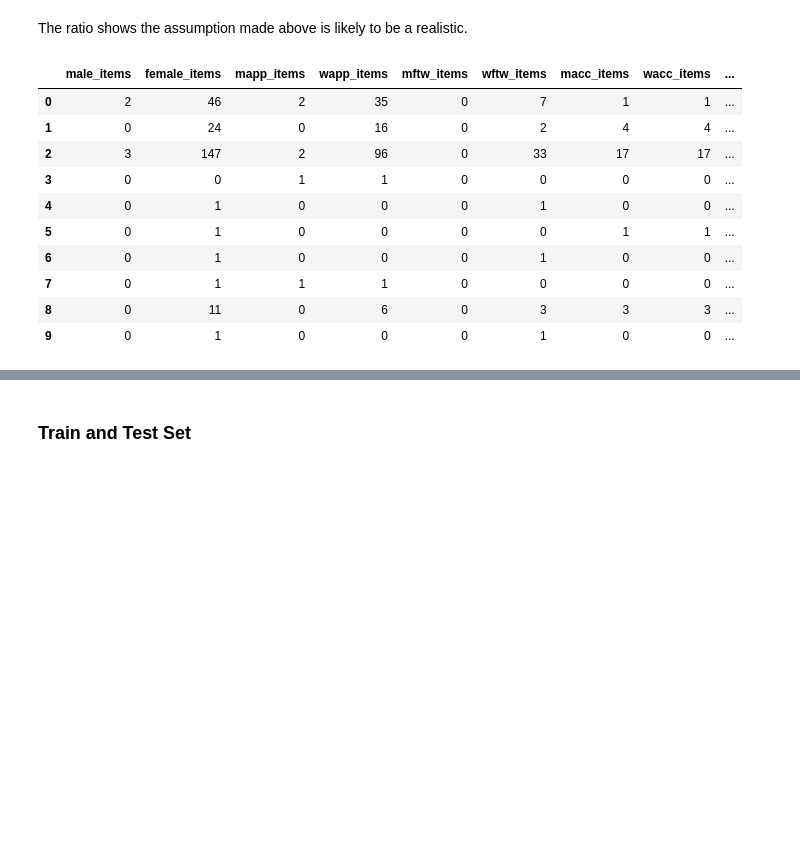
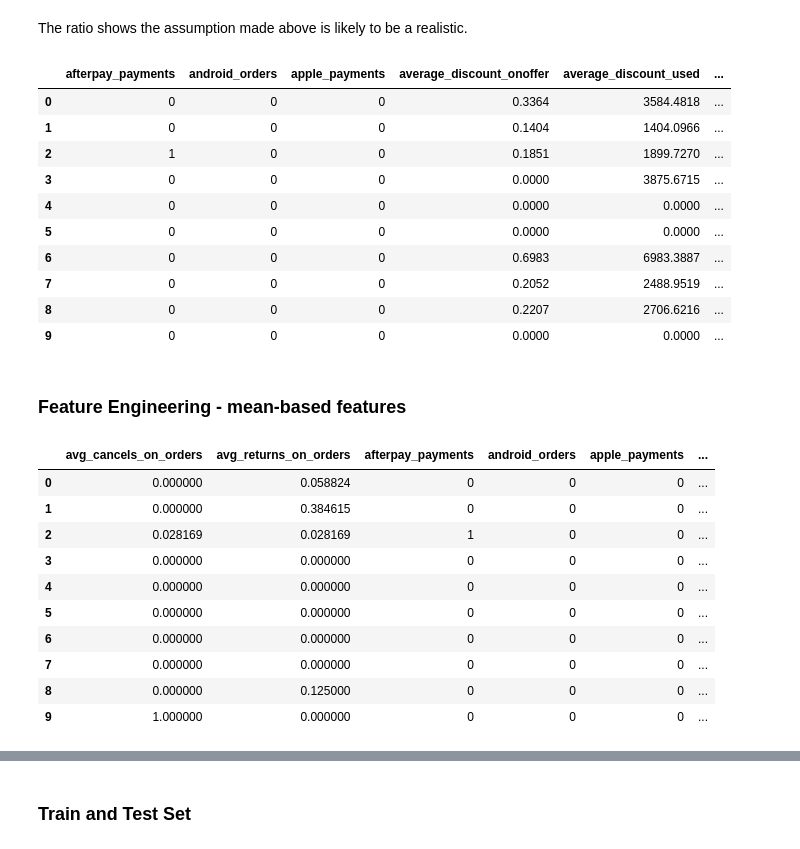
Before and after one commit to rustycodemonkey/dschallenge, a Jupyter notebook: dschallenge_keras.ipynb, the cells around one changed output, grey strips where cells are left out. Cells and saved outputs as stored; diff of their text form; code cells hidden in the pictures; blank space fills up the shorter version.

```diff
--- a/dschallenge_keras.ipynb
+++ b/dschallenge_keras.ipynb
@@ -566,19 +608,21 @@ Females : Males
 # %% [markdown]
 The ratio shows the assumption made above is likely to be a realistic.
 # %%
-# Concatenate the two dataframes into one
-#df_assumption.index = df_X.index
+# Concatenate the two dataframes into one and then change is_newsletter_subscriber into numeric
 df_assumption = pd.concat([df_X, df_assumption], axis=1)
+df_assumption['is_newsletter_subscriber'] = df_assumption.is_newsletter_subscriber.map(dict(Y=1, N=0))
 df_assumption.head(10)
 # %% [output]
-|  | male_items | female_items | mapp_items | wapp_items | mftw_items | wftw_items | macc_items | wacc_items | ... |
-| 0 | 2 | 46 | 2 | 35 | 0 | 7 | 1 | 1 | ... |
-| 1 | 0 | 24 | 0 | 16 | 0 | 2 | 4 | 4 | ... |
-| 2 | 3 | 147 | 2 | 96 | 0 | 33 | 17 | 17 | ... |
-| 3 | 0 | 0 | 1 | 1 | 0 | 0 | 0 | 0 | ... |
-| 4 | 0 | 1 | 0 | 0 | 0 | 1 | 0 | 0 | ... |
-| 5 | 0 | 1 | 0 | 0 | 0 | 0 | 1 | 1 | ... |
-| 6 | 0 | 1 | 0 | 0 | 0 | 1 | 0 | 0 | ... |
-| 7 | 0 | 1 | 1 | 1 | 0 | 0 | 0 | 0 | ... |
-| 8 | 0 | 11 | 0 | 6 | 0 | 3 | 3 | 3 | ... |
-| 9 | 0 | 1 | 0 | 0 | 0 | 1 | 0 | 0 | ... |
+|  | afterpay_payments | android_orders | apple_payments | average_discount_onoffer | average_discount_used | ... |
+| 0 | 0 | 0 | 0 | 0.3364 | 3584.4818 | ... |
+| 1 | 0 | 0 | 0 | 0.1404 | 1404.0966 | ... |
+| 2 | 1 | 0 | 0 | 0.1851 | 1899.7270 | ... |
+| 3 | 0 | 0 | 0 | 0.0000 | 3875.6715 | ... |
+| 4 | 0 | 0 | 0 | 0.0000 | 0.0000 | ... |
+| 5 | 0 | 0 | 0 | 0.0000 | 0.0000 | ... |
+| 6 | 0 | 0 | 0 | 0.6983 | 6983.3887 | ... |
+| 7 | 0 | 0 | 0 | 0.2052 | 2488.9519 | ... |
+| 8 | 0 | 0 | 0 | 0.2207 | 2706.6216 | ... |
+| 9 | 0 | 0 | 0 | 0.0000 | 0.0000 | ... |
+# %% [markdown]
+### Feature Engineering - mean-based features
@@ -585,3 +635,17 @@ df_assumption.head(10)
+# %%
+df_assumption.head(10)
+# %% [output]
+|  | avg_cancels_on_orders | avg_returns_on_orders | afterpay_payments | android_orders | apple_payments | ... |
+| 0 | 0.000000 | 0.058824 | 0 | 0 | 0 | ... |
+| 1 | 0.000000 | 0.384615 | 0 | 0 | 0 | ... |
+| 2 | 0.028169 | 0.028169 | 1 | 0 | 0 | ... |
+| 3 | 0.000000 | 0.000000 | 0 | 0 | 0 | ... |
+| 4 | 0.000000 | 0.000000 | 0 | 0 | 0 | ... |
+| 5 | 0.000000 | 0.000000 | 0 | 0 | 0 | ... |
+| 6 | 0.000000 | 0.000000 | 0 | 0 | 0 | ... |
+| 7 | 0.000000 | 0.000000 | 0 | 0 | 0 | ... |
+| 8 | 0.000000 | 0.125000 | 0 | 0 | 0 | ... |
+| 9 | 1.000000 | 0.000000 | 0 | 0 | 0 | ... |
 # %%
 # Looking at a correlation matrix of the dataframe with inferred gender
 corr = df_assumption.corr()
```
Also changed, not shown: parts of 23 cells of this notebook.
